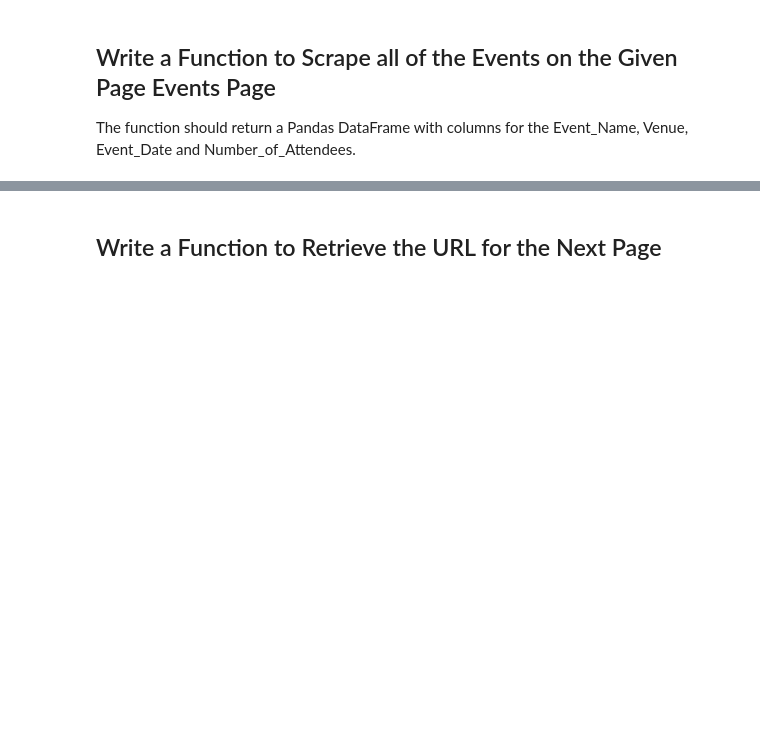
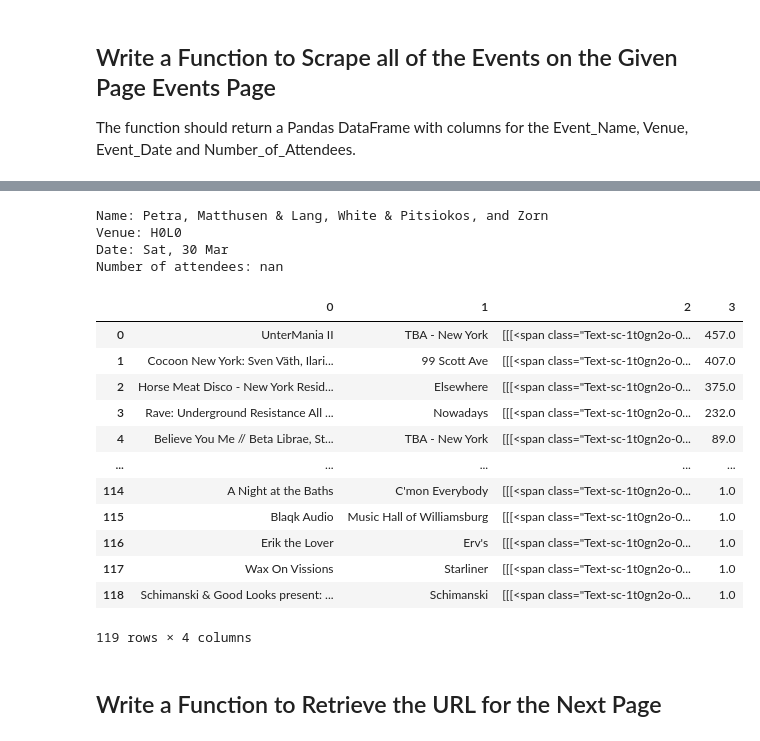
Before and after one commit to Marissa841/dsc-scraping-concerts-lab, a Jupyter notebook: index.ipynb, the cells around one changed output, grey strips where cells are left out. Drawn from its saved outputs; the diff is of its cells as text; code cells hidden in the pictures; blank space fills up the shorter version.

```diff
--- a/index.ipynb
+++ b/index.ipynb
@@ -111,3 +195,76 @@ ValueError: invalid literal for int() with base 10: 'H0L0'
+# %%
+# Ok, that crashes because there is no attendee count. Let's
+# put a try/except and set the attendee count to NaN, since
+# that represents "missing data" reasonably
+
+try:
+    num_attendees = int(venue_and_attendees[-1].text)
+except ValueError:
+    num_attendees = np.nan
+
+print("Name:", name)
+print("Venue:", venue)
+print("Date:", date)
+print("Number of attendees:", num_attendees)
+
+# Now we have code that should work for events with and
+# without attendee counts
+# %% [output]
+Name: Petra, Matthusen & Lang, White & Pitsiokos, and Zorn
+Venue: H0L0
+Date: Sat, 30 Mar
+Number of attendees: nan
+# %%
+# Loop over all of the event entries, extract this information
+# from each, and assemble a dataframe
+
+# Create an empty list to hold results
+
+rows = []
+
+# Loop over all date containers on the page
+
+for date_container in dates:
+    # First check if this is one of the empty divs. If it is,
+    # skip ahead to the next one
+    if not date_container.text:
+        continue
+    # Same logic as above to extract the date
+    date = date_container.find("div", class_="sticky-header")
+
+
+    # This time, loop over all of the events
+    events = date_container.findChildren("ul")
+    for event in events:
+
+         # Same logic as above to extract the name, venue, attendees
+        name = event.find("h3").text
+        venue_and_attendees = event.findAll("div", attrs={"height": 30})
+        venue = venue_and_attendees[0].text
+        try:
+            num_attendees = int(venue_and_attendees[-1].text)
+        except ValueError:
+            num_attendees = np.nan
+        # New piece here: appending the new information to rows list
+        rows.append([name, venue, date, num_attendees])
+
+# Make the list of lists into a dataframe and display
+df = pd.DataFrame(rows)
+df
+# %% [output]
+|  | 0 | 1 | 2 | 3 |
+| 0 | UnterMania II | TBA - New York | [[[<span class="Text-sc-1t0gn2o-0... | 457.0 |
+| 1 | Cocoon New York: Sven Väth, Ilari... | 99 Scott Ave | [[[<span class="Text-sc-1t0gn2o-0... | 407.0 |
+| 2 | Horse Meat Disco - New York Resid... | Elsewhere | [[[<span class="Text-sc-1t0gn2o-0... | 375.0 |
+| 3 | Rave: Underground Resistance All ... | Nowadays | [[[<span class="Text-sc-1t0gn2o-0... | 232.0 |
+| 4 | Believe You Me // Beta Librae, St... | TBA - New York | [[[<span class="Text-sc-1t0gn2o-0... | 89.0 |
+| ... | ... | ... | ... | ... |
+| 114 | A Night at the Baths | C'mon Everybody | [[[<span class="Text-sc-1t0gn2o-0... | 1.0 |
+| 115 | Blaqk Audio | Music Hall of Williamsburg | [[[<span class="Text-sc-1t0gn2o-0... | 1.0 |
+| 116 | Erik the Lover | Erv's | [[[<span class="Text-sc-1t0gn2o-0... | 1.0 |
+| 117 | Wax On Vissions | Starliner | [[[<span class="Text-sc-1t0gn2o-0... | 1.0 |
+| 118 | Schimanski & Good Looks present: ... | Schimanski | [[[<span class="Text-sc-1t0gn2o-0... | 1.0 |
+119 rows × 4 columns
 # %%
 def scrape_events(events_page_url):
     #Your code here
```
Also changed, not shown: parts of 10 cells of this notebook.
